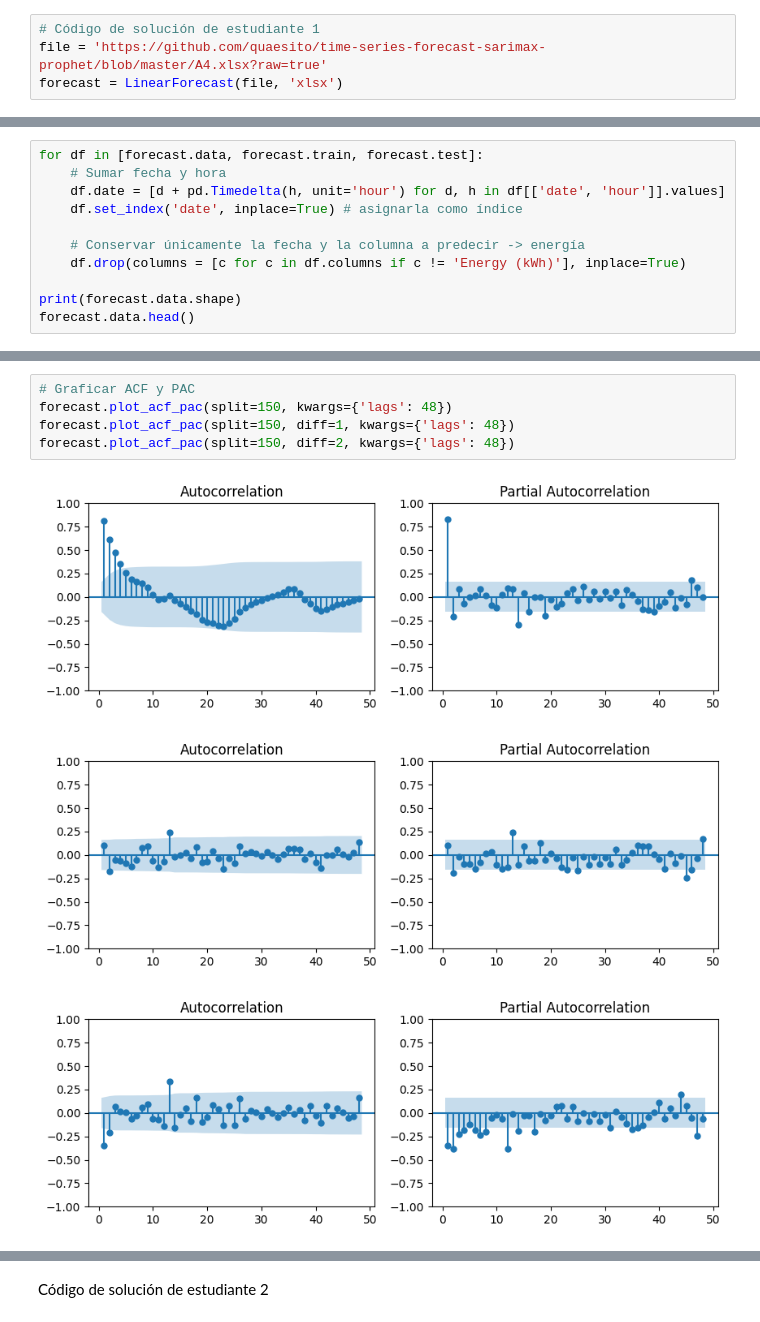
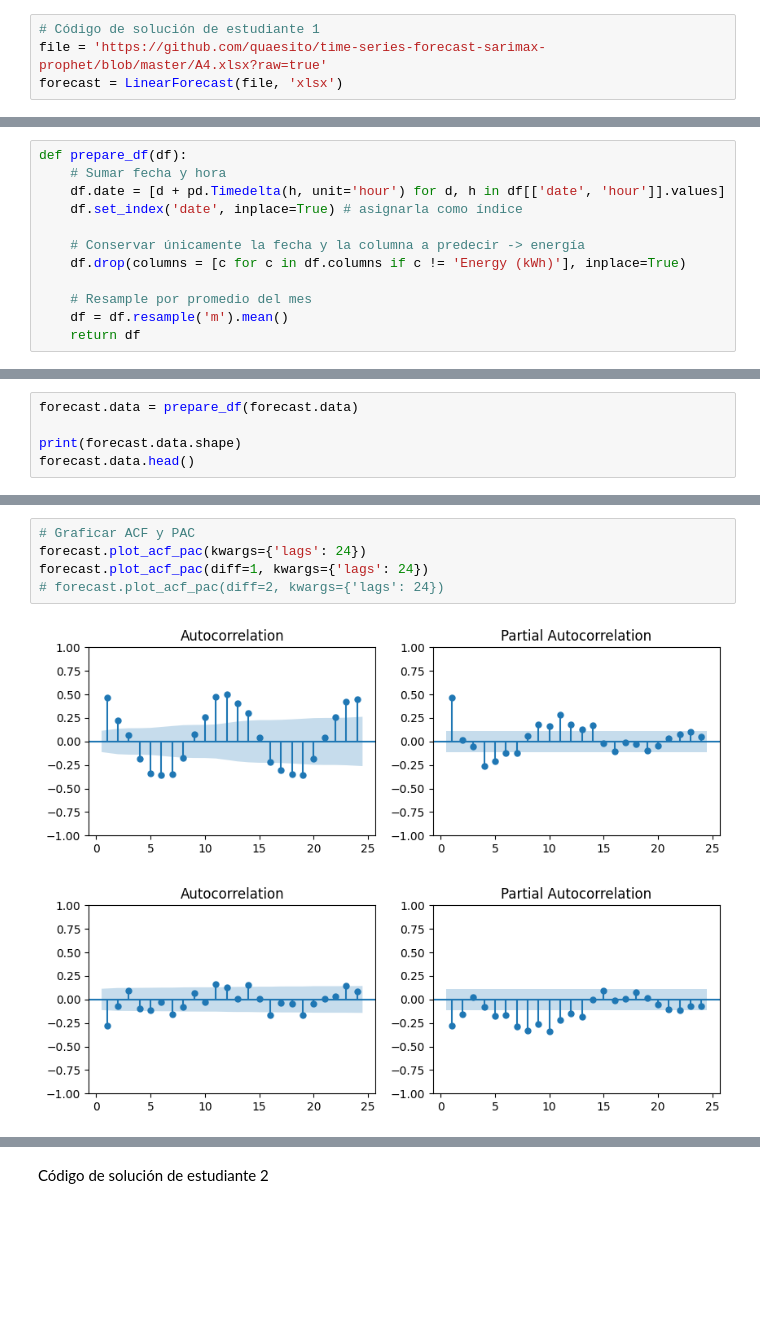
Before and after one commit to xagallegos/ProyectoConjunto_XGallegos_CERodriguez, a Jupyter notebook: Tarea3.ipynb, the cells around one changed output, grey strips where cells are left out. Cells and saved outputs as stored; diff of their text form; blank space fills up the shorter version.

```diff
--- a/Tarea3.ipynb
+++ b/Tarea3.ipynb
@@ -375,5 +206,5 @@ backup = deepcopy(forecast)
 # %%
-for df in [forecast.data, forecast.train, forecast.test]:
+def prepare_df(df):
     # Sumar fecha y hora
     df.date = [d + pd.Timedelta(h, unit='hour') for d, h in df[['date', 'hour']].values]
     df.set_index('date', inplace=True) # asignarla como índice
@@ -381,5 +212,6 @@ for df in [forecast.data, forecast.train, forecast.test]:
     # Conservar únicamente la fecha y la columna a predecir -> energía
     df.drop(columns = [c for c in df.columns if c != 'Energy (kWh)'], inplace=True)
 
-print(forecast.data.shape)
-forecast.data.head()
+    # Resample por promedio del mes
+    df = df.resample('m').mean()
+    return df
@@ -394,0 +218,5 @@ forecast.data.head()
+# %%
+forecast.data = prepare_df(forecast.data)
+
+print(forecast.data.shape)
+forecast.data.head()
@@ -401,12 +238,11 @@ plt.show()
 # %%
 # Graficar ACF y PAC
-forecast.plot_acf_pac(split=150, kwargs={'lags': 48})
-forecast.plot_acf_pac(split=150, diff=1, kwargs={'lags': 48})
-forecast.plot_acf_pac(split=150, diff=2, kwargs={'lags': 48})
+forecast.plot_acf_pac(kwargs={'lags': 24})
+forecast.plot_acf_pac(diff=1, kwargs={'lags': 24})
+# forecast.plot_acf_pac(diff=2, kwargs={'lags': 24})
 # %% [output]
-[figure, old version]
+[figure, new version]
-[figure, old version]
+[figure, new version]
-[figure, removed]
 # %%
 forecast.adf_test()
 forecast.adf_test(diff=1)
```
Also changed, not shown: parts of 35 cells of this notebook.
